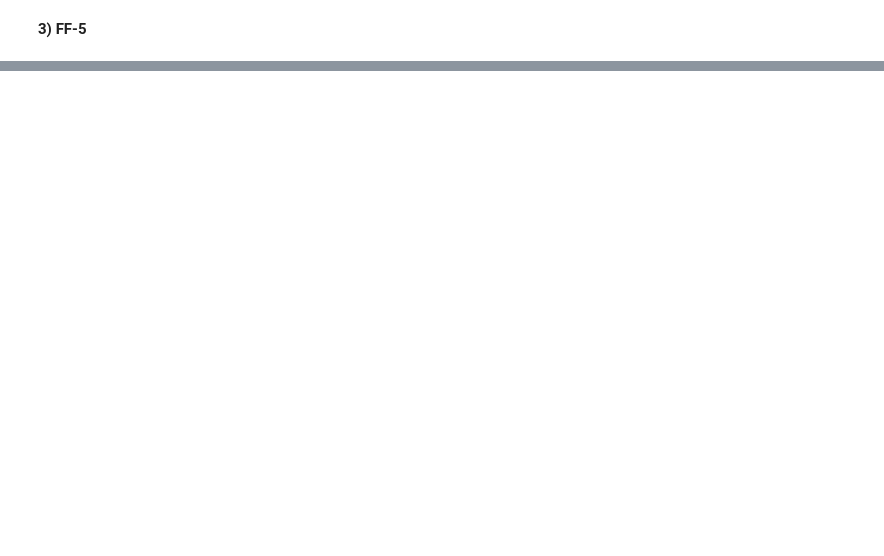
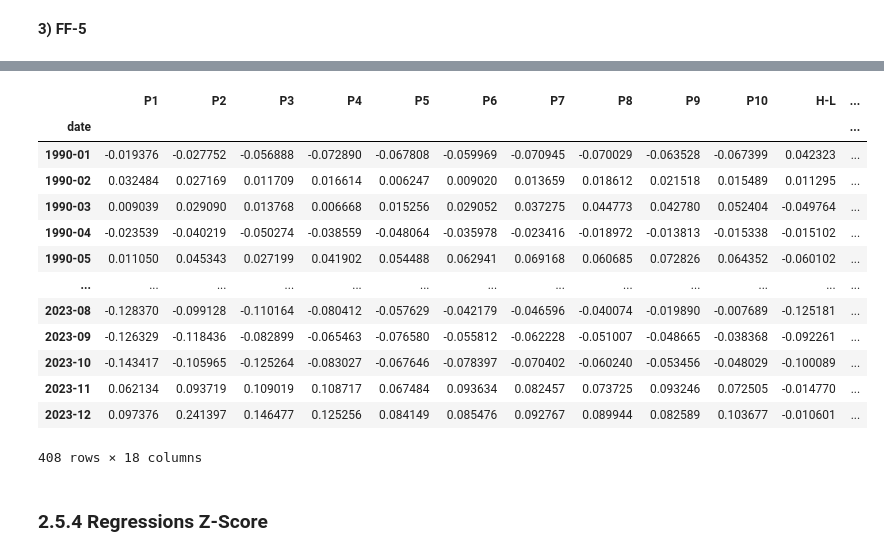
Before and after one commit to Berga20/AdvInv-Project, a Jupyter notebook: Coding_equallyweighted.ipynb, the cells around one changed output, grey strips where cells are left out. Saved outputs shown, nothing was run; the diff lists cells and outputs as text; code cells hidden in the pictures; blank space fills up the shorter version.

```diff
--- a/Coding_equallyweighted.ipynb
+++ b/Coding_equallyweighted.ipynb
@@ -1029,0 +1165,12 @@ FF5_LOWVOL
+# %%
+stk_data['RET'] = pd.to_numeric(stk_data['RET'], errors='coerce')
+stk_data = stk_data.dropna(subset=['RET']) # Dropping rows with NaN values in 'RET'
+# %%
+merged_df = pd.merge(stk_data, Z_Data, on=['Year', 'PERMNO'], how='left')
+merged_df.drop(columns=['Year'], inplace=True)
+merged_df['D'] = merged_df['MktCap_Mon']/(merged_df['lt']*1000000)
+merged_df.replace([np.inf, -np.inf], np.nan, inplace=True)
+merged_df['Z-Score'] = 1.2*merged_df['A'] + 1.4*merged_df['B'] + 3.3*merged_df['C'] + 0.6*merged_df['D'] + 1.0*merged_df['E']
+merged_df.dropna(subset=['Z-Score'], inplace=True)
+Z_df = merged_df
+Z_df
@@ -1029,0 +1193,5 @@ FF5_LOWVOL
+# %%
+Z_df = Z_df.sort_values(by='Z-Score', ascending=False)
+Z_df.dropna(subset=['Z-Score'], inplace=True)
+Z_df['deciles_Q'] = Z_df.groupby(['date'])['Z-Score'].transform(lambda x: pd.qcut(x, 10, labels=False) + 1)
+Z_df
@@ -1029,0 +1214,6 @@ FF5_LOWVOL
+# %%
+portfolio_Z_Score = compute_deciles_port_equally(Z_df)
+portfolio_Z_Score['H-L'] = portfolio_Z_Score['P1'] - portfolio_Z_Score['P10']
+portfolio_Z_Score.index = pd.to_datetime(portfolio_Z_Score.index, format="%Y-%m-%d").to_period('M')
+portfolio_Z_Score = portfolio_Z_Score['1990':]
+portfolio_Z_Score
@@ -1029,0 +1235,22 @@ FF5_LOWVOL
+# %%
+portfolio_Z_Score = portfolio_Z_Score.sub(rf, axis=0)
+Z_Score_FF = pd.concat([portfolio_Z_Score, FF_data], axis=1)
+Z_Score_FF = Z_Score_FF['1990':]
+Z_Score_FF
+# %% [output]
+|  | P1 | P2 | P3 | P4 | P5 | P6 | P7 | P8 | P9 | P10 | H-L | ... |
+| date |  |  |  |  |  |  |  |  |  |  |  | ... |
+| 1990-01 | -0.019376 | -0.027752 | -0.056888 | -0.072890 | -0.067808 | -0.059969 | -0.070945 | -0.070029 | -0.063528 | -0.067399 | 0.042323 | ... |
+| 1990-02 | 0.032484 | 0.027169 | 0.011709 | 0.016614 | 0.006247 | 0.009020 | 0.013659 | 0.018612 | 0.021518 | 0.015489 | 0.011295 | ... |
+| 1990-03 | 0.009039 | 0.029090 | 0.013768 | 0.006668 | 0.015256 | 0.029052 | 0.037275 | 0.044773 | 0.042780 | 0.052404 | -0.049764 | ... |
+| 1990-04 | -0.023539 | -0.040219 | -0.050274 | -0.038559 | -0.048064 | -0.035978 | -0.023416 | -0.018972 | -0.013813 | -0.015338 | -0.015102 | ... |
+| 1990-05 | 0.011050 | 0.045343 | 0.027199 | 0.041902 | 0.054488 | 0.062941 | 0.069168 | 0.060685 | 0.072826 | 0.064352 | -0.060102 | ... |
+| ... | ... | ... | ... | ... | ... | ... | ... | ... | ... | ... | ... | ... |
+| 2023-08 | -0.128370 | -0.099128 | -0.110164 | -0.080412 | -0.057629 | -0.042179 | -0.046596 | -0.040074 | -0.019890 | -0.007689 | -0.125181 | ... |
+| 2023-09 | -0.126329 | -0.118436 | -0.082899 | -0.065463 | -0.076580 | -0.055812 | -0.062228 | -0.051007 | -0.048665 | -0.038368 | -0.092261 | ... |
+| 2023-10 | -0.143417 | -0.105965 | -0.125264 | -0.083027 | -0.067646 | -0.078397 | -0.070402 | -0.060240 | -0.053456 | -0.048029 | -0.100089 | ... |
+| 2023-11 | 0.062134 | 0.093719 | 0.109019 | 0.108717 | 0.067484 | 0.093634 | 0.082457 | 0.073725 | 0.093246 | 0.072505 | -0.014770 | ... |
+| 2023-12 | 0.097376 | 0.241397 | 0.146477 | 0.125256 | 0.084149 | 0.085476 | 0.092767 | 0.089944 | 0.082589 | 0.103677 | -0.010601 | ... |
+408 rows × 18 columns
+# %% [markdown]
+### 2.5.4 Regressions Z-Score
```
Also changed, not shown: parts of 62 cells of this notebook, 1 other file.
